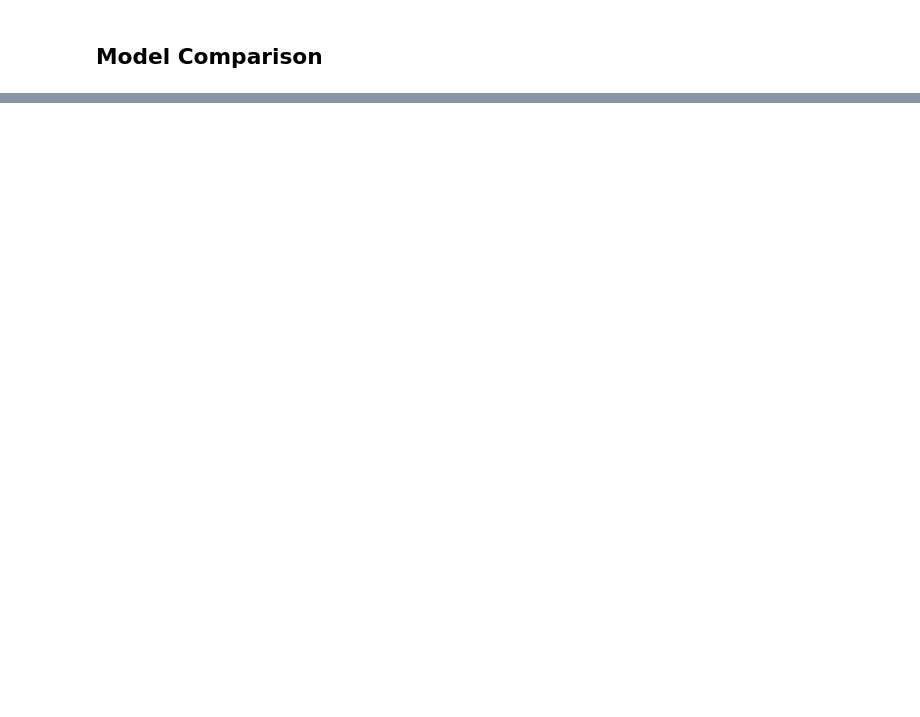
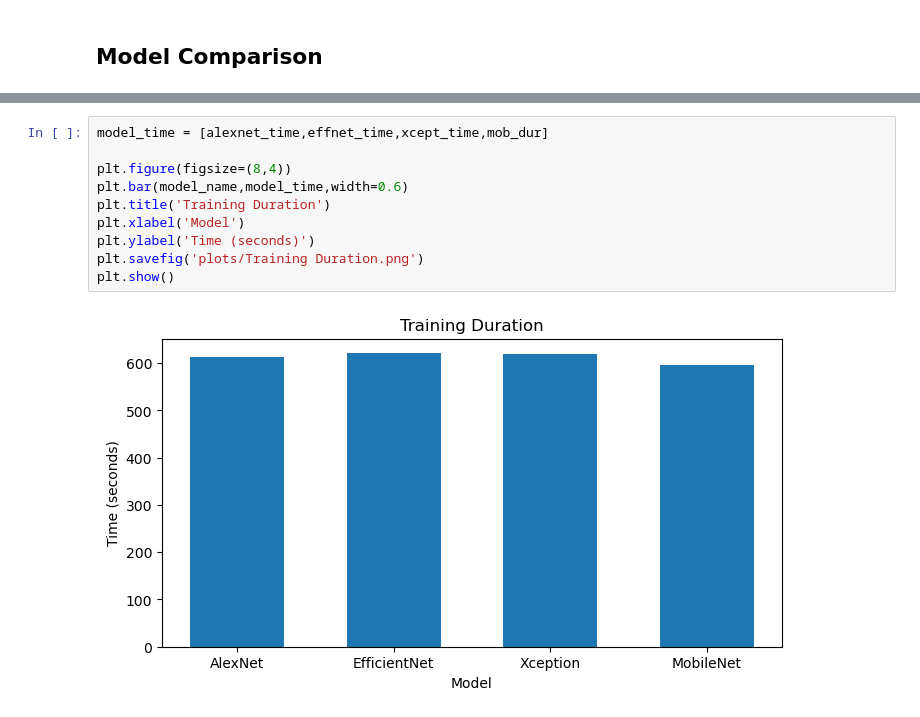
Before and after one commit to chevy-67/DL-Architecture-Performance-Analysis, a Jupyter notebook: Case_Study_CV_01.ipynb, the cells around one changed output, grey strips where cells are left out. Saved outputs shown, nothing was run; the diff lists cells and outputs as text; blank space fills up the shorter version.

```diff
--- a/Case_Study_CV_01.ipynb
+++ b/Case_Study_CV_01.ipynb
@@ -394,0 +336,12 @@ MobileNet Training Time         : 9.97 Minutes
+# %%
+model_time = [alexnet_time,effnet_time,xcept_time,mob_dur]
+
+plt.figure(figsize=(8,4))
+plt.bar(model_name,model_time,width=0.6)
+plt.title('Training Duration')
+plt.xlabel('Model')
+plt.ylabel('Time (seconds)')
+plt.savefig('plots/Training Duration.png')
+plt.show()
+# %% [output]
+[figure, added]
```
Also changed, not shown: parts of 22 cells of this notebook.
